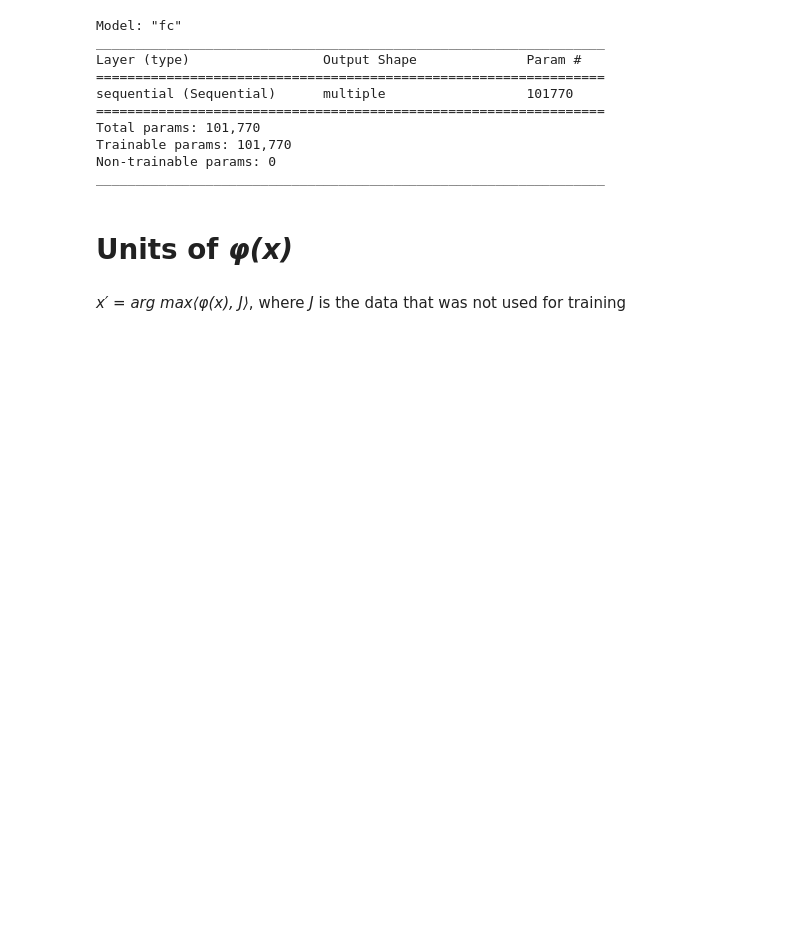
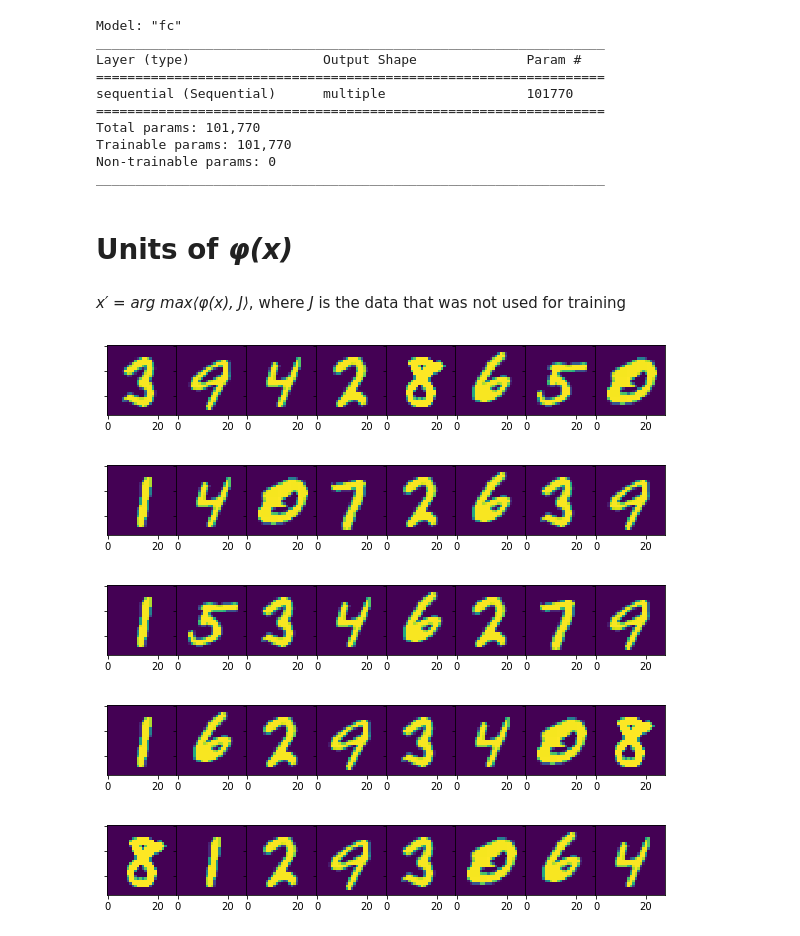
Before and after one commit to so5462/deep-learning-projects, a Jupyter notebook: Adversarial Examples/IPNN-tf-impl.ipynb, the cells around one changed output. Cells and saved outputs as stored; diff of their text form; code cells hidden in the pictures; blank space fills up the shorter version.

Commit message:
Plotting unit vector and random vector that shows activation maximization

```diff
--- a/Adversarial Examples/IPNN-tf-impl.ipynb
+++ b/Adversarial Examples/IPNN-tf-impl.ipynb
@@ -124,17 +124,33 @@ _________________________________________________________________
 # Units of  *φ(x)*
 # %% [markdown]
 *x′ = arg max⟨φ(x), J⟩*, where *J* is the data that was not used for training
+# %%
+def show_image(images, top_idx, vec_num):
+    fig = plt.figure(figsize=(10, 10))
+    rows = 1
+    cols = len(top_idx)
+    for i in range(1, cols*rows + 1):
+        ax = fig.add_subplot(rows, cols, i)
+        ax.set_yticklabels([])
+        plt.imshow(images[top_idx[i-1]])
+    plt.subplots_adjust(wspace=0, hspace=0)
+    plt.show()
 # %%
+# Unit Vector
+for i in range(5):
+    unit_vec = tf.eye(128, dtype=tf.dtypes.float32)[i,:]
 
-for i in range(5):
-    unit_vec = tf.eye(128)[i,:]
+    for test_images, test_labels in mnist_test_ds:
+        output = tf.cast(fc_model(test_images), 'float32')
+        if (output.shape[0] == batch_size):
+            values = tf.linalg.matvec(tf.transpose(output), unit_vec)
 
-    for data in mnist_test_ds.batch(3):
-        for image in data[0]:
-            x = tf.cast(image, 'float32')
-            if (x.shape[1] != batch_size):
-                break
-            values = tf.multiply(x, unit_vec)
+    top_idx = np.argsort(values.numpy())[-8:]
 
-
-    # TODO: Display the images with the vector projections
+    show_image(test_images, top_idx, i)
+# %% [output]
+[figure, added]
+[figure, added]
+[figure, added]
+[figure, added]
+[figure, added]
```
Also changed, not shown: parts of 6 cells of this notebook, 1 other file.
